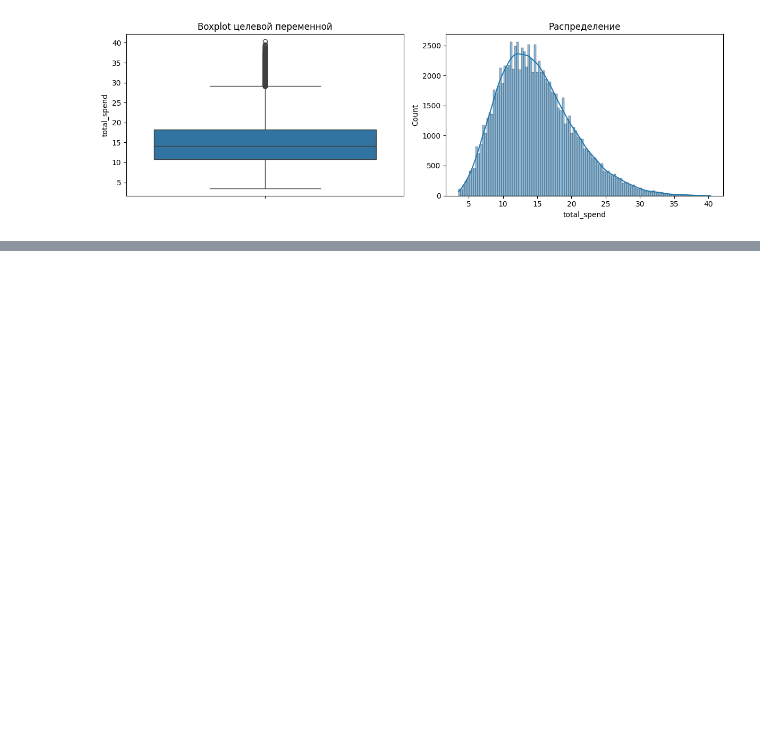
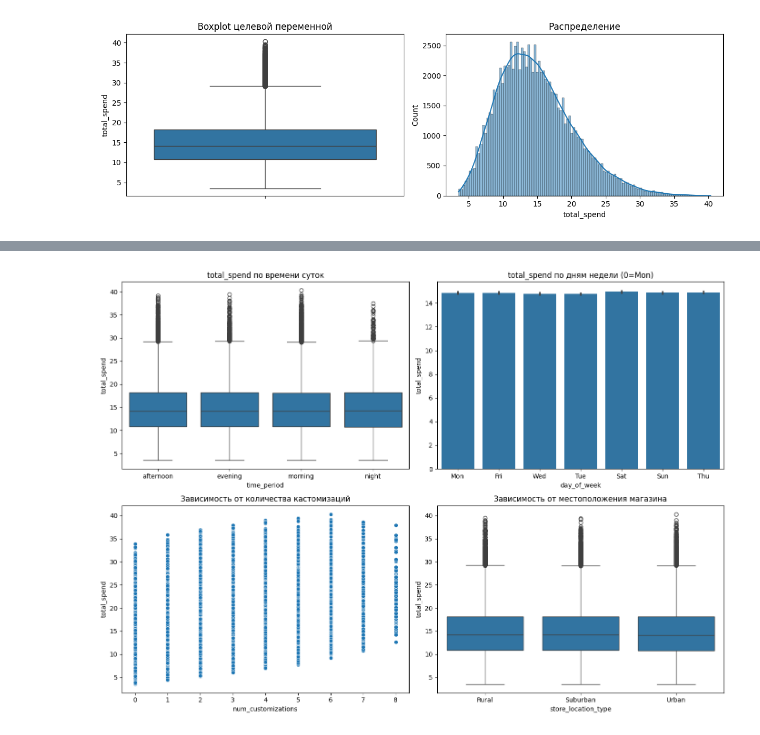
Before and after one commit to hsemlcourse/hseml-group-project-aasmerkalova, a Jupyter notebook: notebooks/01_eda.ipynb, the cells around one changed output, grey strips where cells are left out. Cells and saved outputs as stored; diff of their text form; code cells hidden in the pictures; blank space fills up the shorter version.

```diff
--- a/notebooks/01_eda.ipynb
+++ b/notebooks/01_eda.ipynb
@@ -68,10 +68,10 @@ if dups > 0:
 # %%
 # ----- 2.1 Выбросы -----
 # Идентифицируем целевую переменную – предположим, она называется 'total_spent'
-target_col = 'total_spent'   # если в датасете другое имя, замените (проверьте: 'Total', 'Amount' и т.п.)
+target_col = 'total_spend'
 if target_col not in df.columns:
     # поищем похожие названия
-    possible_targets = [col for col in df.columns if 'total' in col.lower() or 'spent' in col.lower() or 'amount' in col.lower()]
+    possible_targets = [col for col in df.columns if 'total' in col.lower() or 'spend' in col.lower() or 'amount' in col.lower()]
     if possible_targets:
         target_col = possible_targets[0]
         print(f"Целевая переменная предположительно: {target_col}")
@@ -127,9 +186,30 @@ if 'order_time' in df.columns:
 # %%
-# ----- 3.2 Признаки на основе количества товаров и персонализации -----
-# Предположим, есть столбцы: 'quantity', 'customization_count', 'item_price'
-if 'quantity' in df.columns and 'item_price' in df.columns:
-    df['line_total'] = df['quantity'] * df['item_price']
-if 'customization_count' in df.columns:
-    df['customization_intensity'] = df['customization_count'] / (df['quantity'] + 1e-5)
-    df['customization_flag'] = (df['customization_count'] > 0).astype(int)
+# Визуализации зависимостей
+fig, axes = plt.subplots(2, 2, figsize=(14, 10))
+
+# Время суток vs total_spend
+if 'time_period' in df.columns:
+    sns.boxplot(data=df, x='time_period', y=target_col, ax=axes[0,0])
+    axes[0,0].set_title(f'{target_col} по времени суток')
+
+# День недели (числовой) vs total_spend
+if 'day_of_week' in df.columns:
+    sns.barplot(data=df, x='day_of_week', y=target_col, ax=axes[0,1])
+    axes[0,1].set_title(f'{target_col} по дням недели (0=Mon)')
+
+# Количество кастомизаций vs total_spend
+if 'num_customizations' in df.columns:
+    sns.scatterplot(data=df, x='num_customizations', y=target_col, ax=axes[1,0])
+    axes[1,0].set_title('Зависимость от количества кастомизаций')
+
+# Тип локации vs total_spend
+if 'store_location_type' in df.columns:
+    sns.boxplot(data=df, x='store_location_type', y=target_col, ax=axes[1,1])
+    axes[1,1].set_title('Зависимость от местоположения магазина')
+
+plt.tight_layout()
+plt.savefig('../presentation/dependencies.png', dpi=100)
+plt.show()
+# %% [output]
+[figure, added]
 # %%
```
Also changed, not shown: parts of 6 cells of this notebook, 4 other files.
